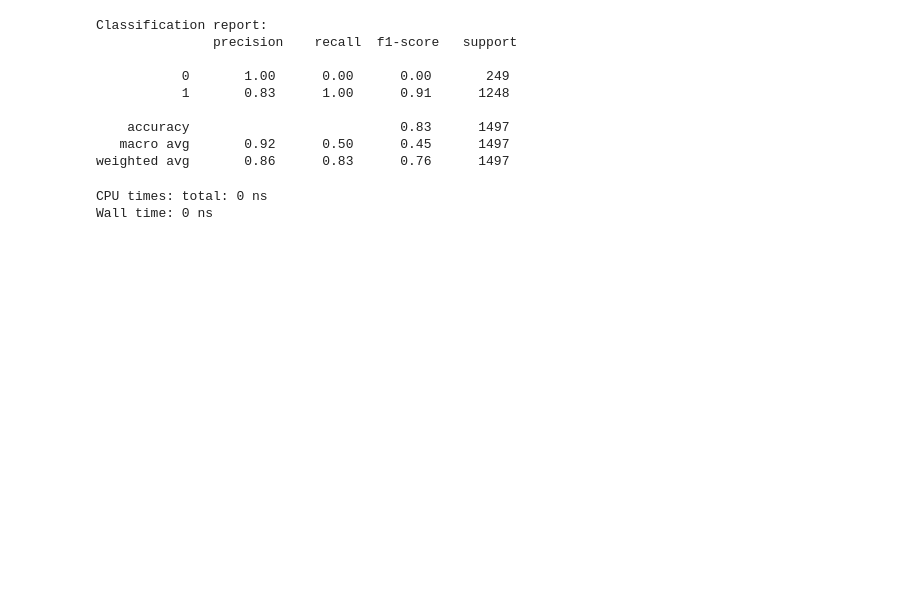
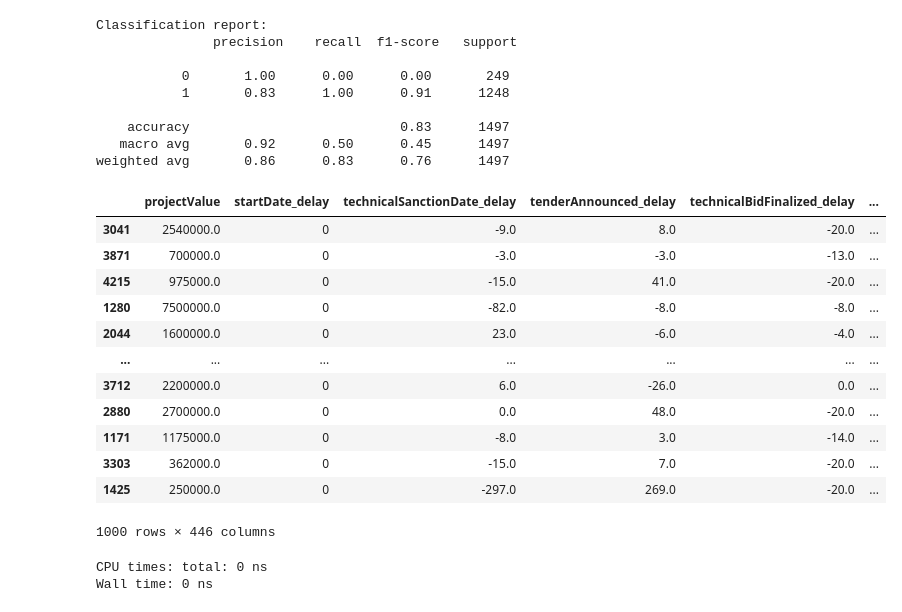
Before and after one commit to karthikeyanVK/MAWSPredictionModel, a Jupyter notebook: TenderSucessPrediction.ipynb, the cells around one changed output. Drawn from its saved outputs; the diff is of its cells as text; code cells hidden in the pictures; blank space fills up the shorter version.

```diff
--- a/TenderSucessPrediction.ipynb
+++ b/TenderSucessPrediction.ipynb
@@ -315,6 +315,25 @@ Classification report:
     accuracy                           0.83      1497
    macro avg       0.92      0.50      0.45      1497
 weighted avg       0.86      0.83      0.76      1497
+# %%
+X_test.iloc[:1000]
+X_train.iloc[:1000]
+y_test.iloc[:1000]
+y_train.iloc[:1000]
+# %% [output]
+|  | projectValue | startDate_delay | technicalSanctionDate_delay | tenderAnnounced_delay | technicalBidFinalized_delay | ... |
+| 3041 | 2540000.0 | 0 | -9.0 | 8.0 | -20.0 | ... |
+| 3871 | 700000.0 | 0 | -3.0 | -3.0 | -13.0 | ... |
+| 4215 | 975000.0 | 0 | -15.0 | 41.0 | -20.0 | ... |
+| 1280 | 7500000.0 | 0 | -82.0 | -8.0 | -8.0 | ... |
+| 2044 | 1600000.0 | 0 | 23.0 | -6.0 | -4.0 | ... |
+| ... | ... | ... | ... | ... | ... | ... |
+| 3712 | 2200000.0 | 0 | 6.0 | -26.0 | 0.0 | ... |
+| 2880 | 2700000.0 | 0 | 0.0 | 48.0 | -20.0 | ... |
+| 1171 | 1175000.0 | 0 | -8.0 | 3.0 | -14.0 | ... |
+| 3303 | 362000.0 | 0 | -15.0 | 7.0 | -20.0 | ... |
+| 1425 | 250000.0 | 0 | -297.0 | 269.0 | -20.0 | ... |
+1000 rows × 446 columns
 # %%
 
 %%time
```
Also changed, not shown: parts of 4 cells of this notebook, 1 other file.
